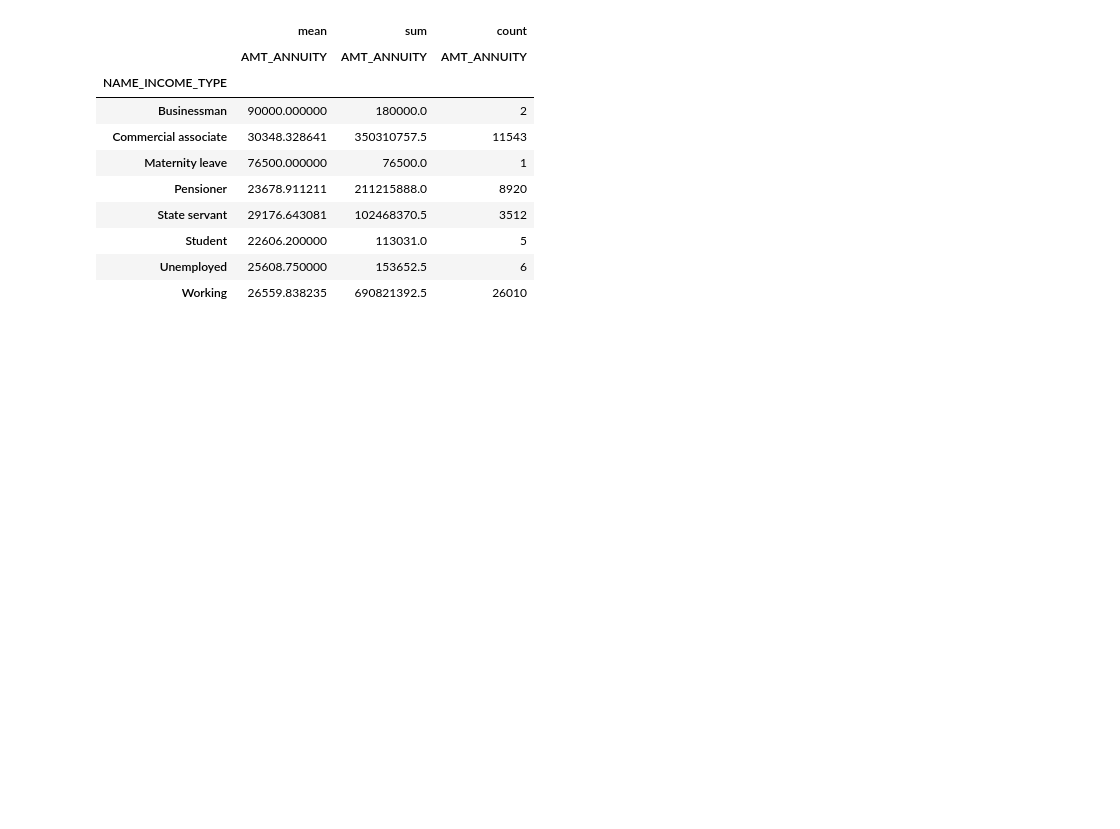
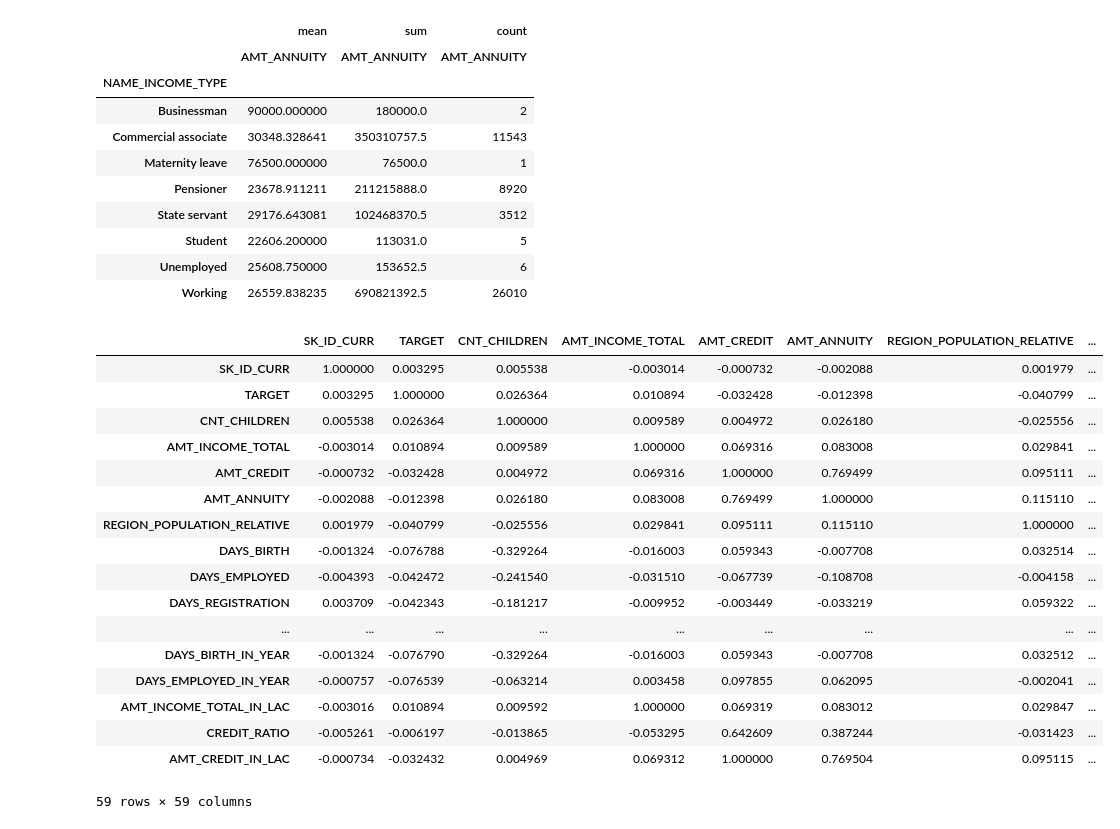
Before and after one commit to mohitshrivastava450/python-jupyter-notebook-, a Jupyter notebook: python-codes/project/bank_loan_data.ipynb, the cells around one changed output. Saved outputs shown, nothing was run; the diff lists cells and outputs as text; code cells hidden in the pictures; blank space fills up the shorter version.

```diff
--- a/python-codes/project/bank_loan_data.ipynb
+++ b/python-codes/project/bank_loan_data.ipynb
@@ -2121,0 +2144,21 @@ pd.pivot_table(df_app,values=["AMT_ANNUITY"],
+# %%
+corr
+# %% [output]
+|  | SK_ID_CURR | TARGET | CNT_CHILDREN | AMT_INCOME_TOTAL | AMT_CREDIT | AMT_ANNUITY | REGION_POPULATION_RELATIVE | ... |
+| SK_ID_CURR | 1.000000 | 0.003295 | 0.005538 | -0.003014 | -0.000732 | -0.002088 | 0.001979 | ... |
+| TARGET | 0.003295 | 1.000000 | 0.026364 | 0.010894 | -0.032428 | -0.012398 | -0.040799 | ... |
+| CNT_CHILDREN | 0.005538 | 0.026364 | 1.000000 | 0.009589 | 0.004972 | 0.026180 | -0.025556 | ... |
+| AMT_INCOME_TOTAL | -0.003014 | 0.010894 | 0.009589 | 1.000000 | 0.069316 | 0.083008 | 0.029841 | ... |
+| AMT_CREDIT | -0.000732 | -0.032428 | 0.004972 | 0.069316 | 1.000000 | 0.769499 | 0.095111 | ... |
+| AMT_ANNUITY | -0.002088 | -0.012398 | 0.026180 | 0.083008 | 0.769499 | 1.000000 | 0.115110 | ... |
+| REGION_POPULATION_RELATIVE | 0.001979 | -0.040799 | -0.025556 | 0.029841 | 0.095111 | 0.115110 | 1.000000 | ... |
+| DAYS_BIRTH | -0.001324 | -0.076788 | -0.329264 | -0.016003 | 0.059343 | -0.007708 | 0.032514 | ... |
+| DAYS_EMPLOYED | -0.004393 | -0.042472 | -0.241540 | -0.031510 | -0.067739 | -0.108708 | -0.004158 | ... |
+| DAYS_REGISTRATION | 0.003709 | -0.042343 | -0.181217 | -0.009952 | -0.003449 | -0.033219 | 0.059322 | ... |
+| ... | ... | ... | ... | ... | ... | ... | ... | ... |
+| DAYS_BIRTH_IN_YEAR | -0.001324 | -0.076790 | -0.329264 | -0.016003 | 0.059343 | -0.007708 | 0.032512 | ... |
+| DAYS_EMPLOYED_IN_YEAR | -0.000757 | -0.076539 | -0.063214 | 0.003458 | 0.097855 | 0.062095 | -0.002041 | ... |
+| AMT_INCOME_TOTAL_IN_LAC | -0.003016 | 0.010894 | 0.009592 | 1.000000 | 0.069319 | 0.083012 | 0.029847 | ... |
+| CREDIT_RATIO | -0.005261 | -0.006197 | -0.013865 | -0.053295 | 0.642609 | 0.387244 | -0.031423 | ... |
+| AMT_CREDIT_IN_LAC | -0.000734 | -0.032432 | 0.004969 | 0.069312 | 1.000000 | 0.769504 | 0.095115 | ... |
+59 rows × 59 columns
```
Also changed, not shown: parts of 9 cells of this notebook.
